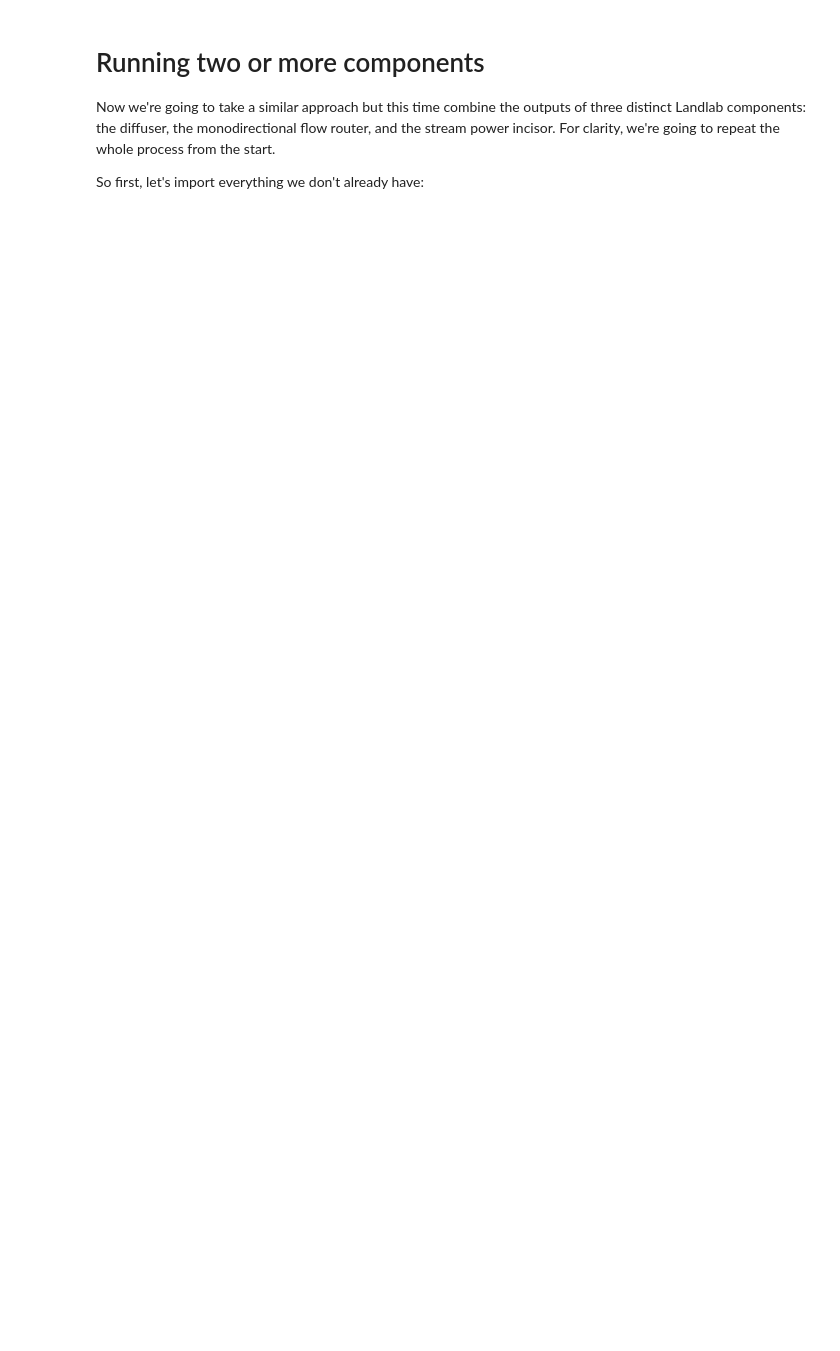
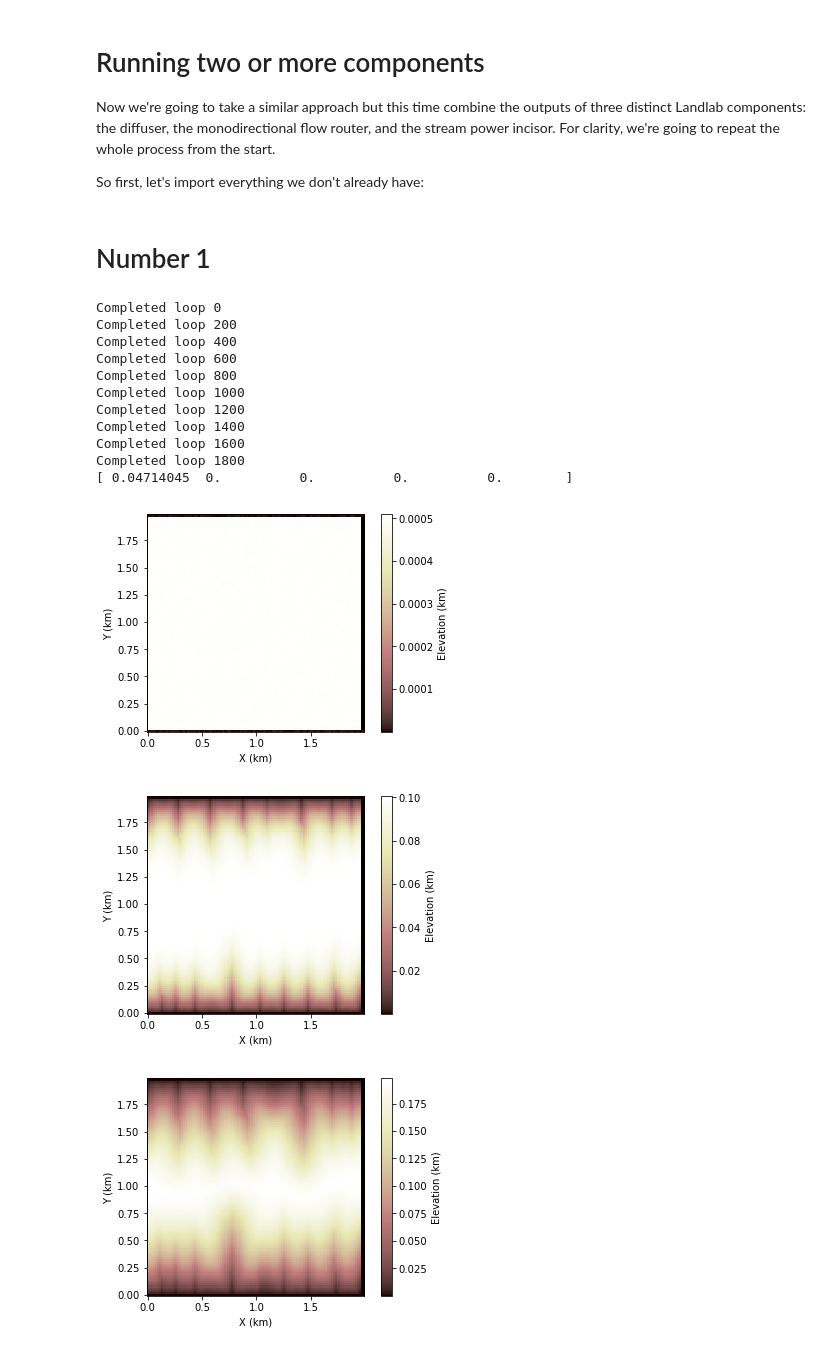
Before and after one commit to cctrunz/mathmodelling, a Jupyter notebook: Homework5_/component_tutorial-Celia.ipynb, the cells around one changed output. Cells and saved outputs as stored; diff of their text form; code cells hidden in the pictures; blank space fills up the shorter version.

```diff
--- a/Homework5_/component_tutorial-Celia.ipynb
+++ b/Homework5_/component_tutorial-Celia.ipynb
@@ -20,34 +23,87 @@ import pandas as pd #for the figsize option
 # the following line makes figures show up correctly in this document (only needed for iPython notebook)
 %matplotlib inline
 #%matplotlib
+# %% [markdown]
+# Number 1
 # %%
 ## Define parameters
 ####################
 
 # Import parameters from a txt file
 #input_file = './coupled_params_celia.txt'
 #inputs = load_params(input_file) # load the data into a dictionary
 
 
+
 # Write paramter from txt file
-nrows = 200 # Nombre de ligne
-ncols = 500 # Nombre de colonne
+nrows = 100 # Nombre de ligne
+ncols = 100 # Nombre de colonne
 dx = 0.02 # Espacement dans les deux directions [m]
-uplift_rate = 0.01 #[m/s]
-total_t = 400.
+uplift_rate = 0.001 #[m/s]
+total_t = 1000.
 dt = 0.5
+
+inputs={'m_sp': 0.5, 'K_sp': 0.045, 'n_sp': 1.0, 'linear_diffusivity': 0.0001}
 
 #Set parameters for modelisation
 nt = int(total_t // dt) #this is how many loops we'll need
 uplift_per_step = uplift_rate * dt
 
 # Now instantiate the grid, set the initial conditions, and set the boundary conditions:
 mg = RasterModelGrid((nrows, ncols), dx)
 z = mg.add_zeros('node', 'topographic__elevation')
 # add some roughness, as this lets "natural" channel planforms arise
 initial_roughness = np.random.rand(z.size)/100000.
 z += initial_roughness
 for edge in (mg.nodes_at_left_edge, mg.nodes_at_right_edge):
     mg.status_at_node[edge] = CLOSED_BOUNDARY
 for edge in (mg.nodes_at_top_edge, mg.nodes_at_bottom_edge):
     mg.status_at_node[edge] = FIXED_VALUE_BOUNDARY
+
+
+# instantiate components
+fr = FlowRouter(mg, **inputs)
+sp = FastscapeEroder(mg, **inputs)
+lin_diffuse = LinearDiffuser(mg, **inputs)
+# run
+z[:] = initial_roughness
+#figure('topo with diffusion')
+for i in range(nt):
+    lin_diffuse.run_one_step(dt)  # no diffusion this time
+    fr.run_one_step() # route_flow isn't time sensitive, so it doesn't take dt as input
+    sp.run_one_step(dt)
+    mg.at_node['topographic__elevation'][mg.core_nodes] += uplift_per_step # add the uplift
+    if i % 200 == 0:
+        print ('Completed loop %d' % i)
+        figure()
+#        #figsize(15,5)
+        imshow_grid(mg, 'topographic__elevation', grid_units=['km','km'], var_name='Elevation (km)')
+#        savefig('topo%d.jpg' % i )
+
+# plot
+#figure('topo with diffusion')
+#imshow_grid(mg, 'topographic__elevation', grid_units=['km','km'],
+#            var_name='Elevation (km)')
+
+D = inputs['linear_diffusivity']
+K = inputs['K_sp']
+m = inputs['m_sp']
+
+Lc = numpy.zeros(5)
+Lc[0] = (D/K)**(1./(2.*m+1))
+print Lc
+# %% [output]
+Completed loop 0
+Completed loop 200
+Completed loop 400
+Completed loop 600
+Completed loop 800
+Completed loop 1000
+Completed loop 1200
+Completed loop 1400
+Completed loop 1600
+Completed loop 1800
+[ 0.04714045  0.          0.          0.          0.        ]
+[figure, added]
+[figure, added]
+[figure, added]
```
Also changed, not shown: parts of 7 cells of this notebook.
